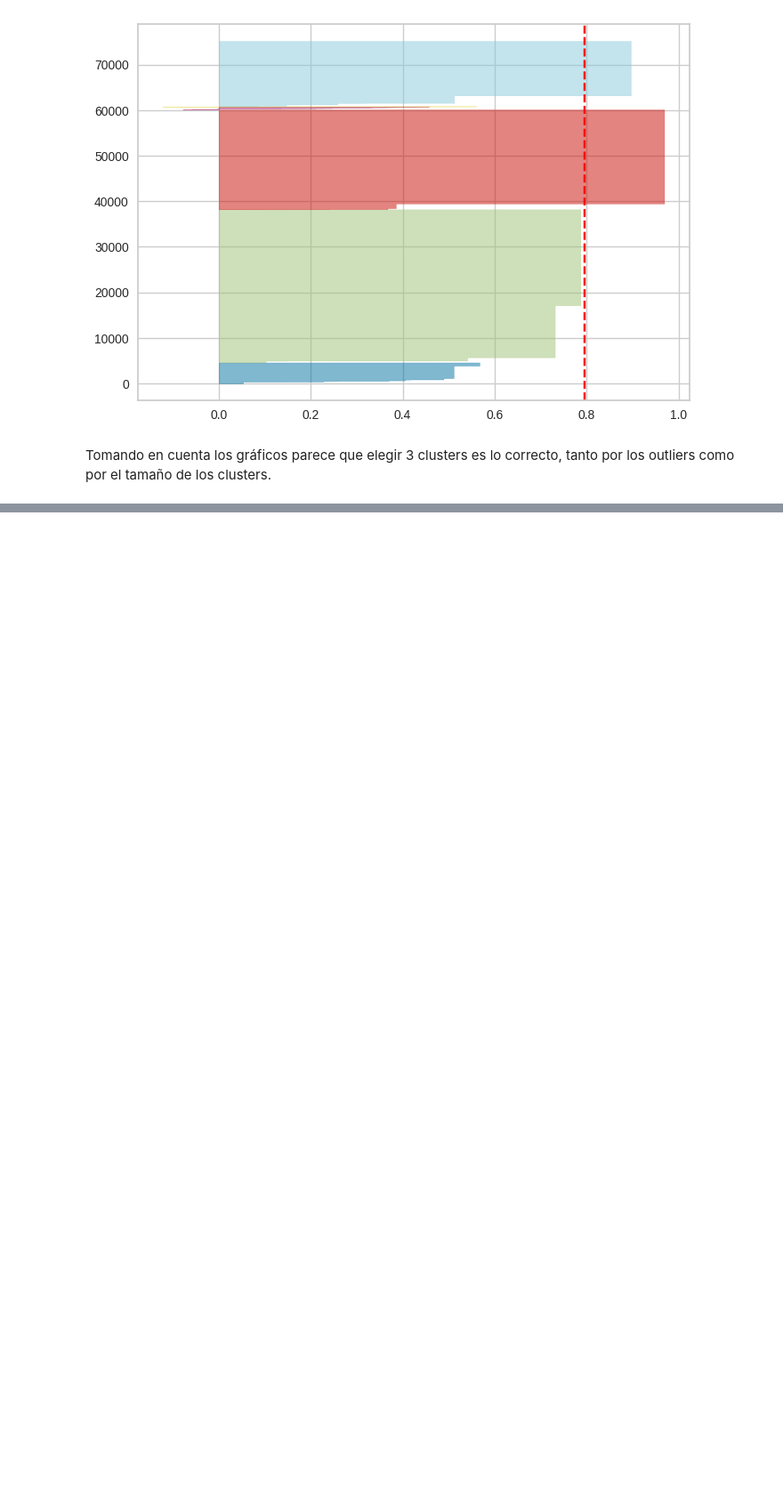
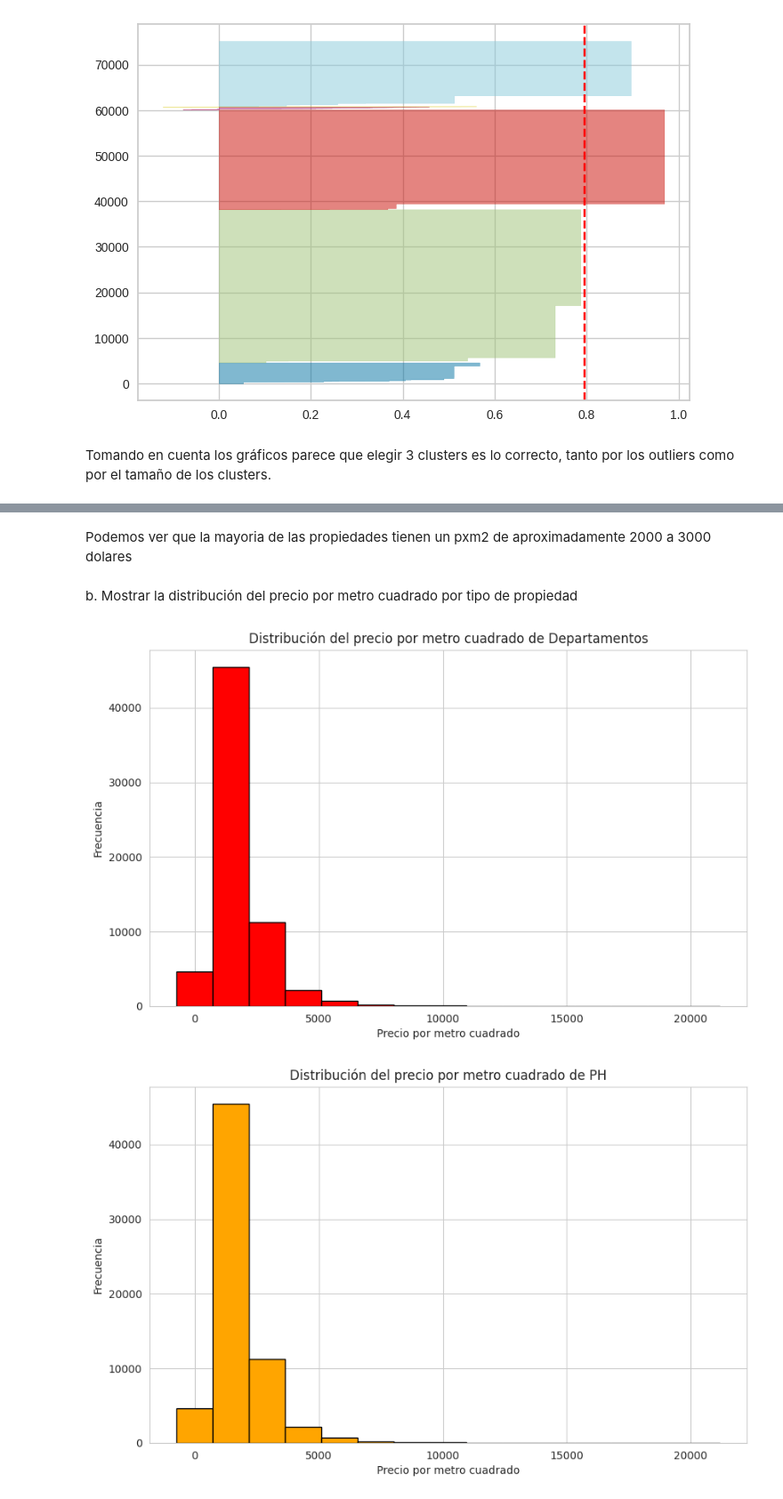
Before and after one commit to hmaldonado12/7506R-1C2024-GRUPO6, a Jupyter notebook: tp1/7506R_TP1_GRUPO06_ENTREGA.ipynb, the cells around one changed output, grey strips where cells are left out. Shown at 89% size. Cells and saved outputs as stored; diff of their text form; code cells hidden in the pictures; blank space fills up the shorter version.

```diff
--- a/tp1/7506R_TP1_GRUPO06_ENTREGA.ipynb
+++ b/tp1/7506R_TP1_GRUPO06_ENTREGA.ipynb
@@ -1225,0 +1316,37 @@ Tomando en cuenta los gráficos parece que elegir 3 clusters es lo correcto, tan
+# %% [markdown]
+Podemos ver que la mayoria de las propiedades tienen un pxm2 de aproximadamente 2000 a 3000 dolares
+# %% [markdown]
+b. Mostrar la distribución del precio por metro cuadrado por tipo de propiedad
+# %%
+departamentos = reparado.copy()
+departamentos = departamentos[departamentos["property_type"]=="Departamento"]
+num_intervalos = 15
+
+intervalos = np.linspace(departamentos['pxm2'].min(), departamentos['pxm2'].max(), num_intervalos+1)
+frecuencia_por_intervalo, _ = np.histogram(departamentos['pxm2'], bins=intervalos)
+
+plt.figure(figsize=(10, 6))
+plt.bar(intervalos[:-1], frecuencia_por_intervalo, width=np.diff(intervalos), color='red', edgecolor='black')
+plt.title('Distribución del precio por metro cuadrado de Departamentos')
+plt.xlabel('Precio por metro cuadrado')
+plt.ylabel('Frecuencia')
+plt.grid(True)
+plt.show()
+
+ph = reparado.copy()
+ph = departamentos[ph["property_type"]=="Departamento"]
+num_intervalos = 15
+
+intervalos = np.linspace(ph['pxm2'].min(), ph['pxm2'].max(), num_intervalos+1)
+frecuencia_por_intervalo, _ = np.histogram(ph['pxm2'], bins=intervalos)
+
+plt.figure(figsize=(10, 6))
+plt.bar(intervalos[:-1], frecuencia_por_intervalo, width=np.diff(intervalos), color='orange', edgecolor='black')
+plt.title('Distribución del precio por metro cuadrado de PH')
+plt.xlabel('Precio por metro cuadrado')
+plt.ylabel('Frecuencia')
+plt.grid(True)
+plt.show()
+# %% [output]
+[figure, added]
+[figure, added]
```
Also changed, not shown: parts of 18 cells of this notebook.
